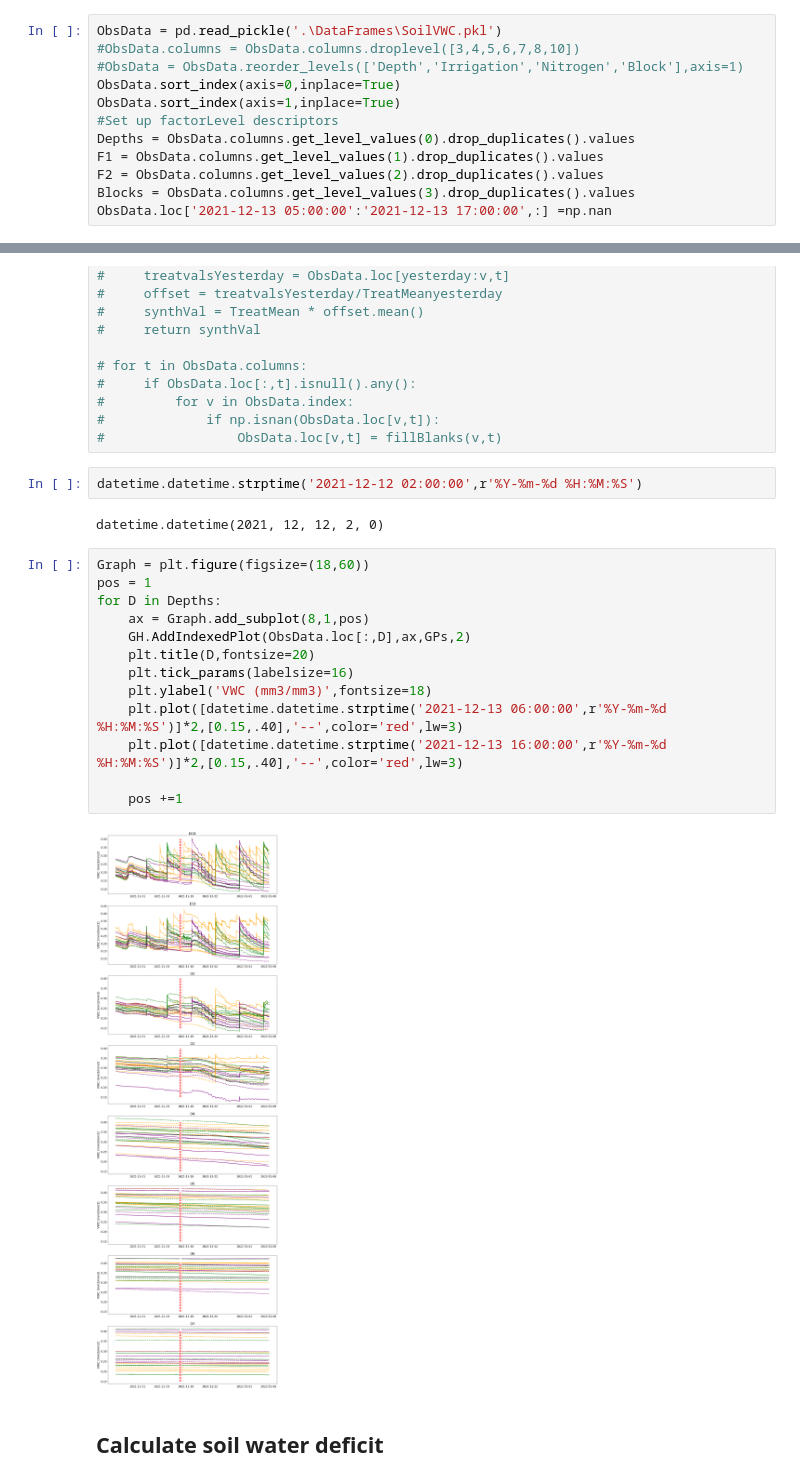
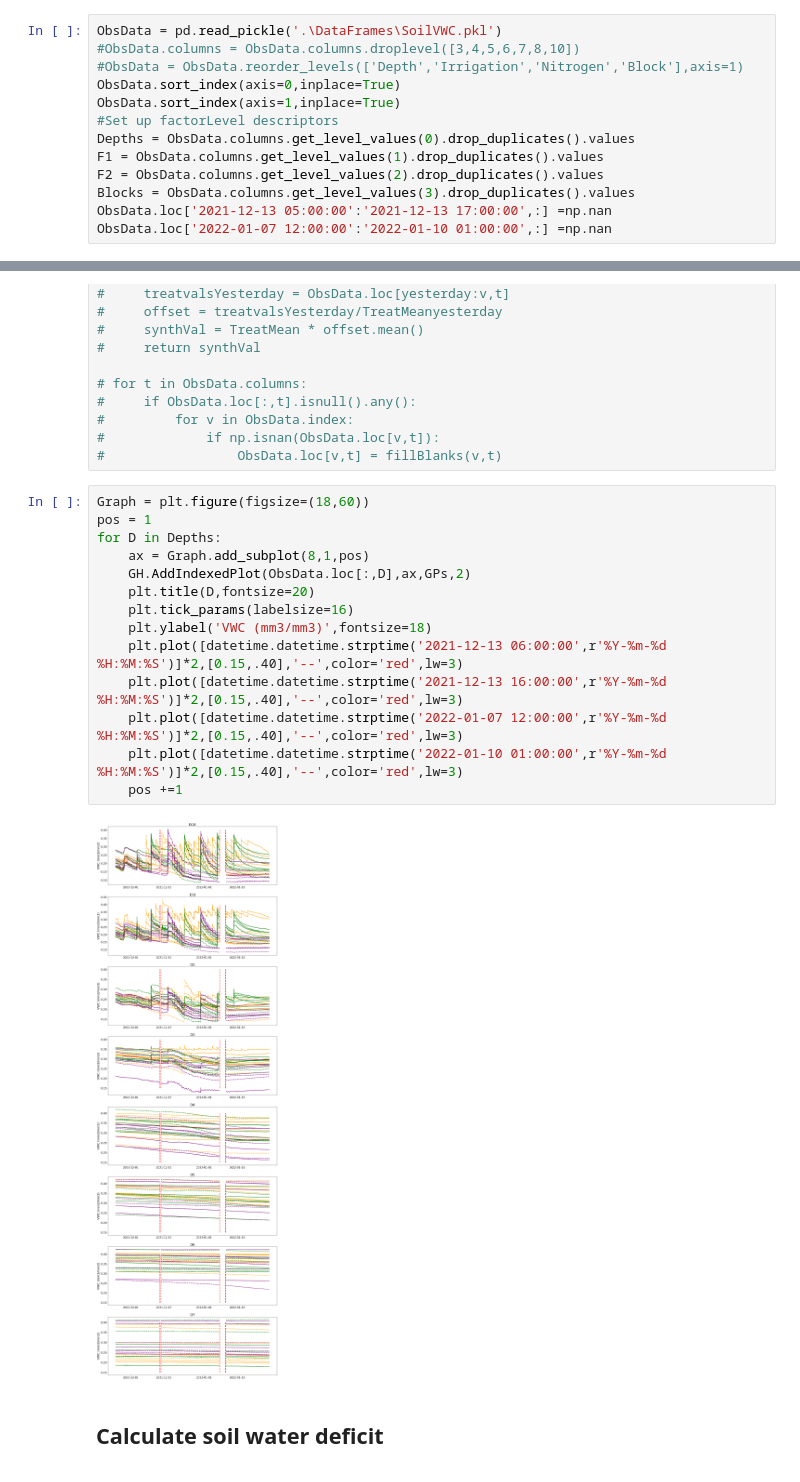
Before and after one commit to HamishBrownPFR/CropWaterAnalysis, a Jupyter notebook: Peas/SoilWaterAnalysis.ipynb, the cells around one changed output, grey strips where cells are left out. Cells and saved outputs as stored; diff of their text form.

```diff
--- a/Peas/SoilWaterAnalysis.ipynb
+++ b/Peas/SoilWaterAnalysis.ipynb
@@ -24,6 +24,7 @@ F1 = ObsData.columns.get_level_values(1).drop_duplicates().values
 F2 = ObsData.columns.get_level_values(2).drop_duplicates().values
 Blocks = ObsData.columns.get_level_values(3).drop_duplicates().values
 ObsData.loc['2021-12-13 05:00:00':'2021-12-13 17:00:00',:] =np.nan
+ObsData.loc['2022-01-07 12:00:00':'2022-01-10 01:00:00',:] =np.nan
 # %% [markdown]
 ## Export top layer data for evaporation analysis
 # %%
@@ -79,25 +80,22 @@ ObsData.loc[:,['D1B','D1I']].groupby('Irrigation',axis=1).mean().multiply(150).p
 #         for v in ObsData.index:
 #             if np.isnan(ObsData.loc[v,t]):
 #                 ObsData.loc[v,t] = fillBlanks(v,t)
-# %%
-datetime.datetime.strptime('2021-12-12 02:00:00',r'%Y-%m-%d %H:%M:%S')
-# %% [output]
-datetime.datetime(2021, 12, 12, 2, 0)
 # %%
 Graph = plt.figure(figsize=(18,60))
 pos = 1
 for D in Depths:
     ax = Graph.add_subplot(8,1,pos)
     GH.AddIndexedPlot(ObsData.loc[:,D],ax,GPs,2)
     plt.title(D,fontsize=20)
     plt.tick_params(labelsize=16)
     plt.ylabel('VWC (mm3/mm3)',fontsize=18)
     plt.plot([datetime.datetime.strptime('2021-12-13 06:00:00',r'%Y-%m-%d %H:%M:%S')]*2,[0.15,.40],'--',color='red',lw=3)
     plt.plot([datetime.datetime.strptime('2021-12-13 16:00:00',r'%Y-%m-%d %H:%M:%S')]*2,[0.15,.40],'--',color='red',lw=3)
-
+    plt.plot([datetime.datetime.strptime('2022-01-07 12:00:00',r'%Y-%m-%d %H:%M:%S')]*2,[0.15,.40],'--',color='red',lw=3)
+    plt.plot([datetime.datetime.strptime('2022-01-10 01:00:00',r'%Y-%m-%d %H:%M:%S')]*2,[0.15,.40],'--',color='red',lw=3)
     pos +=1
 # %% [output]
-[figure, old version]
+[figure, new version]
 # %% [markdown]
 ## Calculate soil water deficit
 # %%
```
Also changed, not shown: parts of 21 cells of this notebook, 17 other files.
